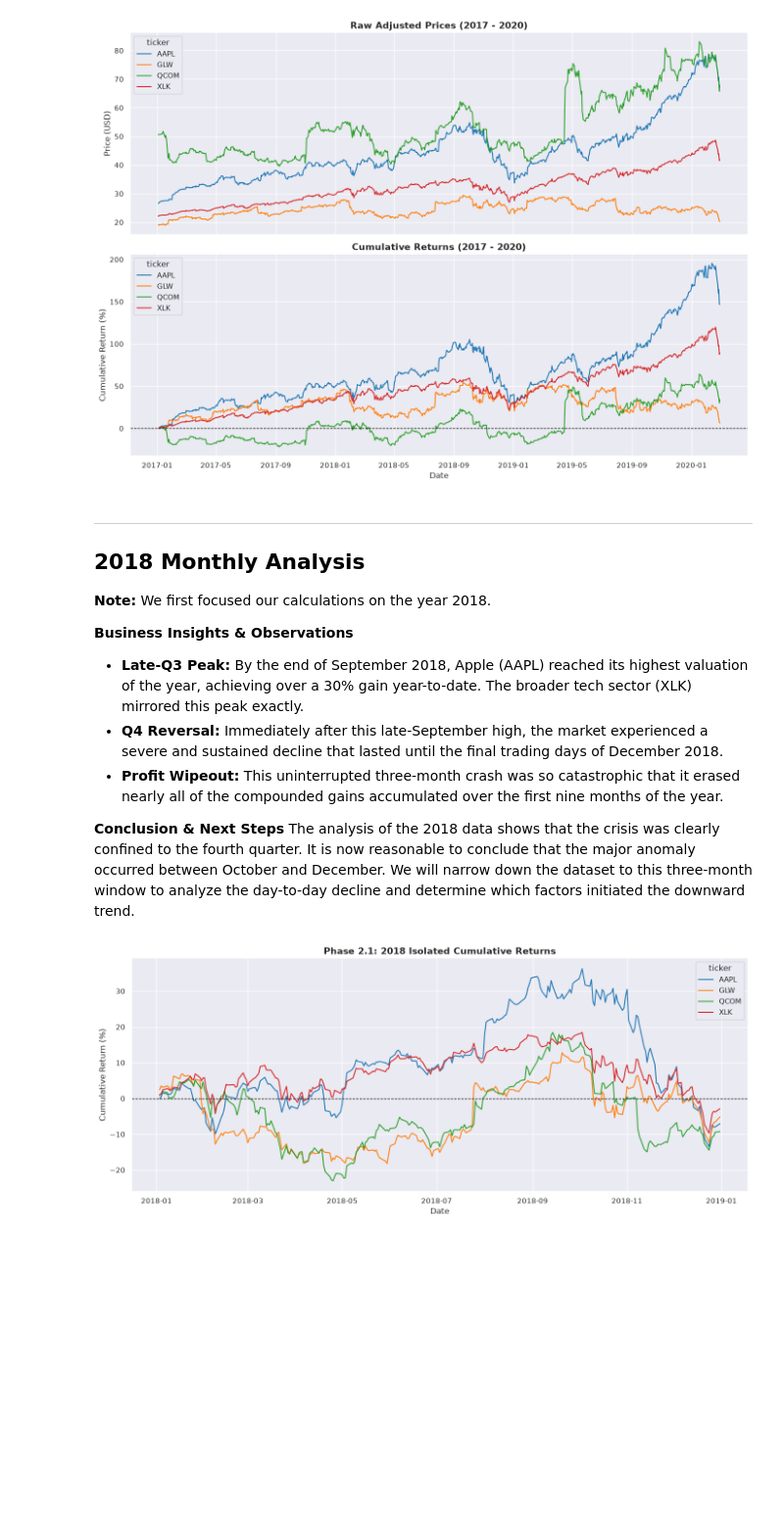
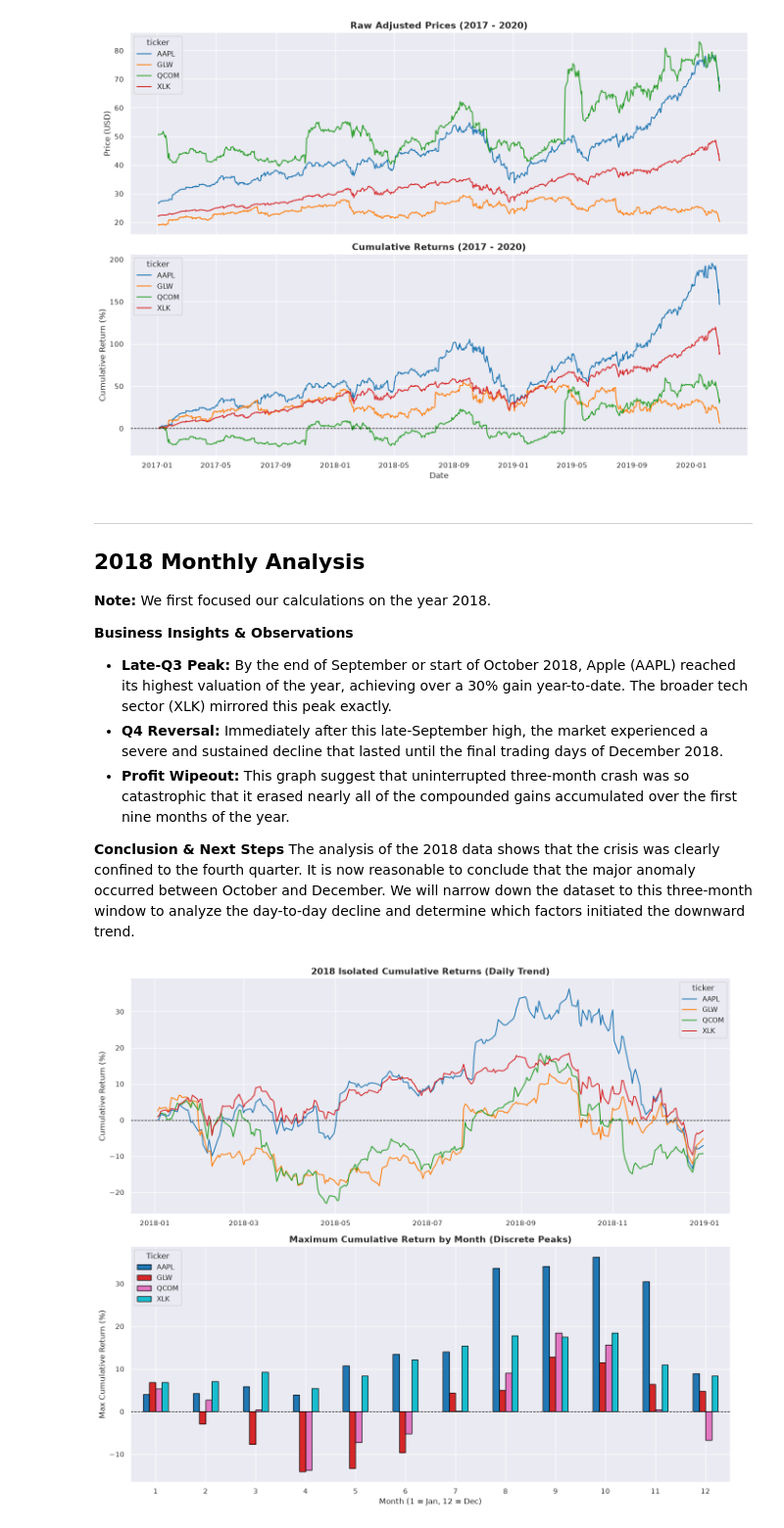
Before and after one commit to huzaifa-khan-AiMl/Financial-Supply-Chain-Ripple-Analysis, a Jupyter notebook: notebooks/Ripple_Effect_Analysis.ipynb, the cells around one changed output. Shown at 98% size. Drawn from its saved outputs; the diff is of its cells as text; code cells hidden in the pictures; blank space fills up the shorter version.

```diff
--- a/notebooks/Ripple_Effect_Analysis.ipynb
+++ b/notebooks/Ripple_Effect_Analysis.ipynb
@@ -120,7 +100,2 @@ dtype: int64
-# %%
-price_df.index = pd.to_datetime(price_df.index)
-price_df = price_df.ffill().dropna()
-volume_df.index = pd.to_datetime(volume_df.index)
-volume_df = volume_df.ffill().dropna()
 # %% [markdown]
 ### Conversion of daily Prices into daily Returns
@@ -177,23 +171,33 @@ __Note:__ We first focused our calculations on the year 2018.
 
 **Business Insights & Observations**
 
-* **Late-Q3 Peak:** By the end of September 2018, Apple (AAPL) reached its highest valuation of the year, achieving over a 30% gain year-to-date. The broader tech sector (XLK) mirrored this peak exactly.
+* **Late-Q3 Peak:** By the end of September or start of October 2018, Apple (AAPL) reached its highest valuation of the year, achieving over a 30% gain year-to-date. The broader tech sector (XLK) mirrored this peak exactly.
 * **Q4 Reversal:** Immediately after this late-September high, the market experienced a severe and sustained decline that lasted until the final trading days of December 2018.
-* **Profit Wipeout:** This uninterrupted three-month crash was so catastrophic that it erased nearly all of the compounded gains accumulated over the first nine months of the year.
+* **Profit Wipeout:** This graph suggest that uninterrupted three-month crash was so catastrophic that it erased nearly all of the compounded gains accumulated over the first nine months of the year.
 
 **Conclusion & Next Steps**
 The analysis of the 2018 data shows that the crisis was clearly confined to the fourth quarter. It is now reasonable to conclude that the major anomaly occurred between October and December. We will narrow down the dataset to this three-month window to analyze the day-to-day decline and determine which factors initiated the downward trend.
-# %%
-price_2018_df = price_df.loc['2018']
-daily_returns_2018 = price_2018_df.pct_change().dropna()
-cumulative_returns_2018 = (1 + daily_returns_2018).cumprod() - 1
-plt.figure(figsize=(14, 6))
-sns.lineplot(data=cumulative_returns_2018 * 100, dashes=False)
-plt.title("Phase 2.1: 2018 Isolated Cumulative Returns", fontsize=14, fontweight='bold')
-plt.ylabel("Cumulative Return (%)")
-plt.xlabel("Date")
-plt.axhline(0, color='black', linestyle='--', linewidth=1)
-plt.tight_layout()
-plt.show()
-# %% [output]
-[figure, removed]
+# %%
+price_2018_df = price_df.loc['2018']
+daily_returns_2018 = price_2018_df.pct_change().dropna()
+cumulative_returns_2018 = (1 + daily_returns_2018).cumprod() - 1
+monthly_peaks_2018 = (cumulative_returns_2018 * 100).groupby(cumulative_returns_2018.index.month).max()
+fig, axes = plt.subplots(2, 1, figsize=(14, 12))
+sns.lineplot(data=cumulative_returns_2018 * 100, ax=axes[0], dashes=False)
+axes[0].set_title("2018 Isolated Cumulative Returns (Daily Trend)", fontsize=14, fontweight='bold')
+axes[0].set_ylabel("Cumulative Return (%)")
+axes[0].set_xlabel("")
+axes[0].axhline(0, color='black', linestyle='--', linewidth=1)
+
+monthly_peaks_2018.plot(kind='bar', ax=axes[1], colormap='tab10', edgecolor='black')
+axes[1].set_title("Maximum Cumulative Return by Month (Discrete Peaks)", fontsize=14, fontweight='bold')
+axes[1].set_ylabel("Max Cumulative Return (%)")
+axes[1].set_xlabel("Month (1 = Jan, 12 = Dec)")
+axes[1].axhline(0, color='black', linestyle='--', linewidth=1)
+axes[1].tick_params(axis='x', rotation=0)
+axes[1].legend(title="Ticker", loc='upper left')
+
+plt.tight_layout()
+plt.show()
+# %% [output]
+[figure, added]
```
Also changed, not shown: parts of 17 cells of this notebook.
